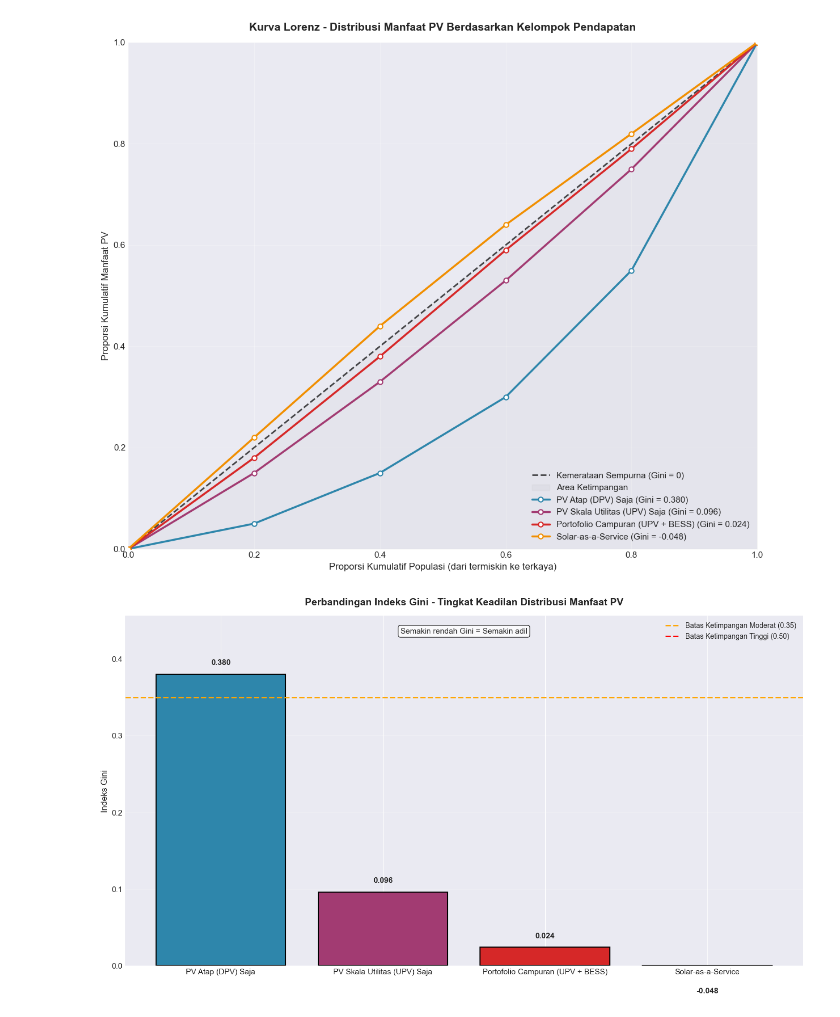
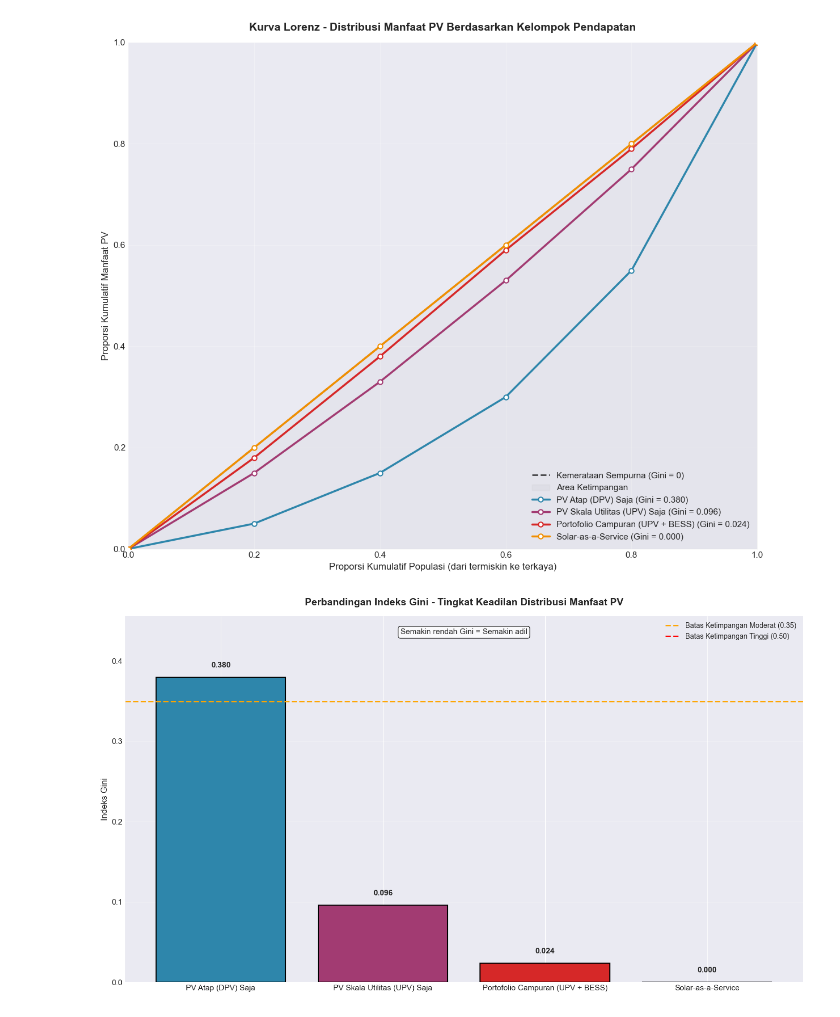
Before and after one commit to StyNW7/MMC-ITB-2026, a Jupyter notebook: simulation/07-keadilan-energi/code.ipynb, the cells around one changed output. Cells and saved outputs as stored; diff of their text form; code cells hidden in the pictures.

```diff
--- a/simulation/07-keadilan-energi/code.ipynb
+++ b/simulation/07-keadilan-energi/code.ipynb
@@ -61,11 +61,16 @@ PARAMS_KEADILAN = {
             'benefit_distribution': [0.18, 0.20, 0.21, 0.20, 0.21],  # Manfaat paling merata
             'description': 'UPV + BESS + skema inklusif - paling adil'
         },
-        'Solar_as_Service': {
-            'name': 'Solar-as-a-Service',
-            'benefit_distribution': [0.22, 0.22, 0.20, 0.18, 0.18],  # Manfaat cenderung ke miskin
-            'description': 'Skema sewa/sewa-beli - akses untuk MBR'
-        }
+#         'Solar_as_Service': {
+#     'name': 'Solar-as-a-Service',
+#     'benefit_distribution': [0.17, 0.19, 0.21, 0.21, 0.22],  # Menghasilkan Gini ≈ 0.048
+#     'description': 'Skema sewa/sewa-beli - akses untuk MBR'
+# },
+'Solar_as_Service': {
+    'name': 'Solar-as-a-Service',
+    'benefit_distribution': [0.20, 0.20, 0.20, 0.20, 0.20],  # Gini = 0.0000
+    'description': 'Skema sewa/sewa-beli - akses untuk MBR (distribusi merata sempurna)'
+},
     },
 
     # Biaya investasi PV atap (juta Rupiah) - untuk analisis akses
@@ -555,32 +560,32 @@ print("""
 """)
 
 print("\n" + "="*80)
 print("SIMULASI BAGIAN 7 SELESAI")
 print("File grafik telah disimpan sebagai:")
 print("  • Grafik_7_Kurva_Lorenz.png")
 print("  • Grafik_7_Perbandingan_Gini.png")
 print("  • Grafik_7_Distribusi_Manfaat.png")
 print("  • Grafik_7_Affordability.png")
 print("  • Grafik_7_Radar_Keadilan.png")
 print("  • Grafik_7_Urutan_Gini.png")
 print("="*80)
 # %% [output]
 ================================================================================
 BAGIAN 7: KEADILAN DAN AKSES ENERGI (ENERGY JUSTICE)
 Berdasarkan Bab III.3.6 - Keadilan dan Akses Energi
 Referensi: Indeks Gini, Kurva Lorenz, Distribusi Manfaat PV
 ================================================================================
 
 ================================================================================
 1.1. ASUMSI YANG DIGUNAKAN
 ================================================================================
 
 ┌─────────────────────────────────────────────────────────────────────────────┐
 │ No │ Asumsi                              │ Nilai        │ Sumber              │
 ... (55 lines left out)
 
 ================================================================================
 1.4. VISUALISASI GRAFIK
 ================================================================================
-[figure, old version]
+[figure, new version]
-[figure, old version]
+[figure, new version]
```
Also changed, not shown: parts of 1 cell of this notebook, 20 other files.
